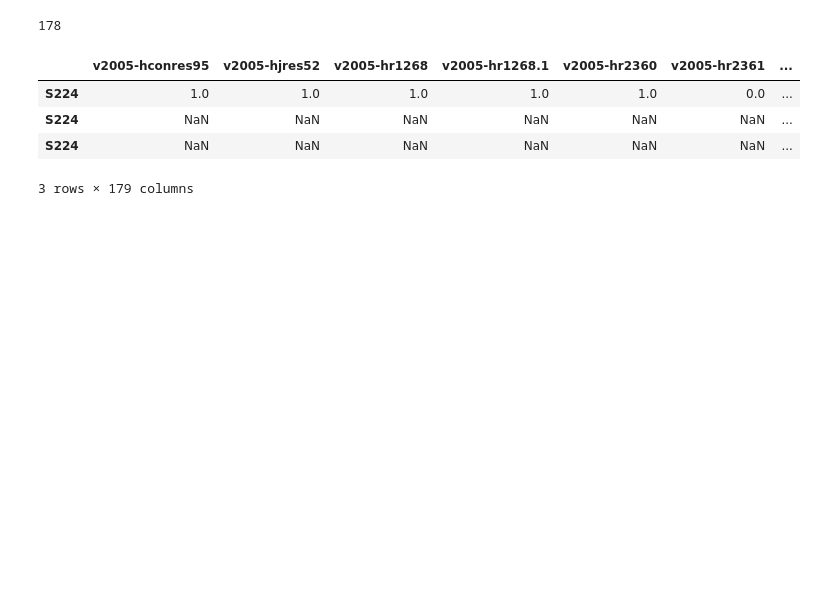
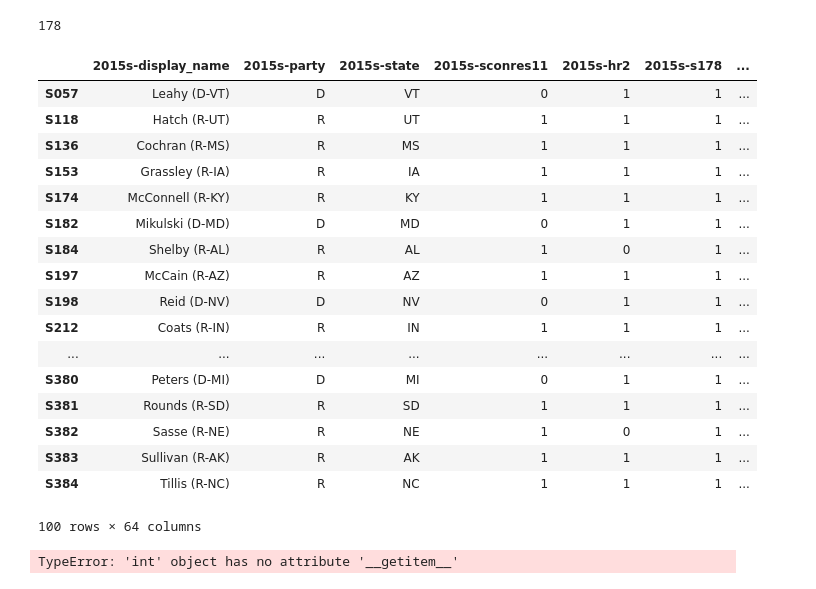
Before and after one commit to datamancy-dev/vote_predictor, a Jupyter notebook: finalmodeldf.ipynb, the cells around one changed output. Drawn from its saved outputs; the diff is of its cells as text; code cells hidden in the pictures; blank space fills up the shorter version.

```diff
--- a/finalmodeldf.ipynb
+++ b/finalmodeldf.ipynb
@@ -18,6 +20,6 @@ import pandas as pd
 # %%
 #Get all lawmakers
-with open("./svotes_per_congress.pkl", "rb") as f:
+with open("./svotes_p_congress.pkl", "rb") as f:
     svotes = pickle.load(f)
 # %%
 def unique_lawmakers(votes):
@@ -74,10 +92,23 @@ def columnize(lawmakernbills):
 # %%
 scolumns = columnize(slawmakernbills)
 # %%
-scolumns[1]
+svotes[1]
 # %% [output]
-|  | v2005-hconres95 | v2005-hjres52 | v2005-hr1268 | v2005-hr1268.1 | v2005-hr2360 | v2005-hr2361 | ... |
-| S224 | 1.0 | 1.0 | 1.0 | 1.0 | 1.0 | 0.0 | ... |
-| S224 | NaN | NaN | NaN | NaN | NaN | NaN | ... |
-| S224 | NaN | NaN | NaN | NaN | NaN | NaN | ... |
+|  | 2015s-display_name | 2015s-party | 2015s-state | 2015s-sconres11 | 2015s-hr2 | 2015s-s178 | ... |
+| S057 | Leahy (D-VT) | D | VT | 0 | 1 | 1 | ... |
+| S118 | Hatch (R-UT) | R | UT | 1 | 1 | 1 | ... |
+| S136 | Cochran (R-MS) | R | MS | 1 | 1 | 1 | ... |
+| S153 | Grassley (R-IA) | R | IA | 1 | 1 | 1 | ... |
+| S174 | McConnell (R-KY) | R | KY | 1 | 1 | 1 | ... |
+| S182 | Mikulski (D-MD) | D | MD | 0 | 1 | 1 | ... |
+| S184 | Shelby (R-AL) | R | AL | 1 | 0 | 1 | ... |
+| S197 | McCain (R-AZ) | R | AZ | 1 | 1 | 1 | ... |
+| S198 | Reid (D-NV) | D | NV | 0 | 1 | 1 | ... |
+| S212 | Coats (R-IN) | R | IN | 1 | 1 | 1 | ... |
+| ... | ... | ... | ... | ... | ... | ... | ... |
+| S380 | Peters (D-MI) | D | MI | 0 | 1 | 1 | ... |
+| S381 | Rounds (R-SD) | R | SD | 1 | 1 | 1 | ... |
+| S382 | Sasse (R-NE) | R | NE | 1 | 0 | 1 | ... |
+| S383 | Sullivan (R-AK) | R | AK | 1 | 1 | 1 | ... |
+| S384 | Tillis (R-NC) | R | NC | 1 | 1 | 1 | ... |
-3 rows × 179 columns
+100 rows × 64 columns
@@ -83,0 +120,5 @@ scolumns[1]
+# %%
+for val in dd:
+    print val[0]
+# %% [output]
+TypeError: 'int' object has no attribute '__getitem__'
```
Also changed, not shown: parts of 7 cells of this notebook, 2 other files.
